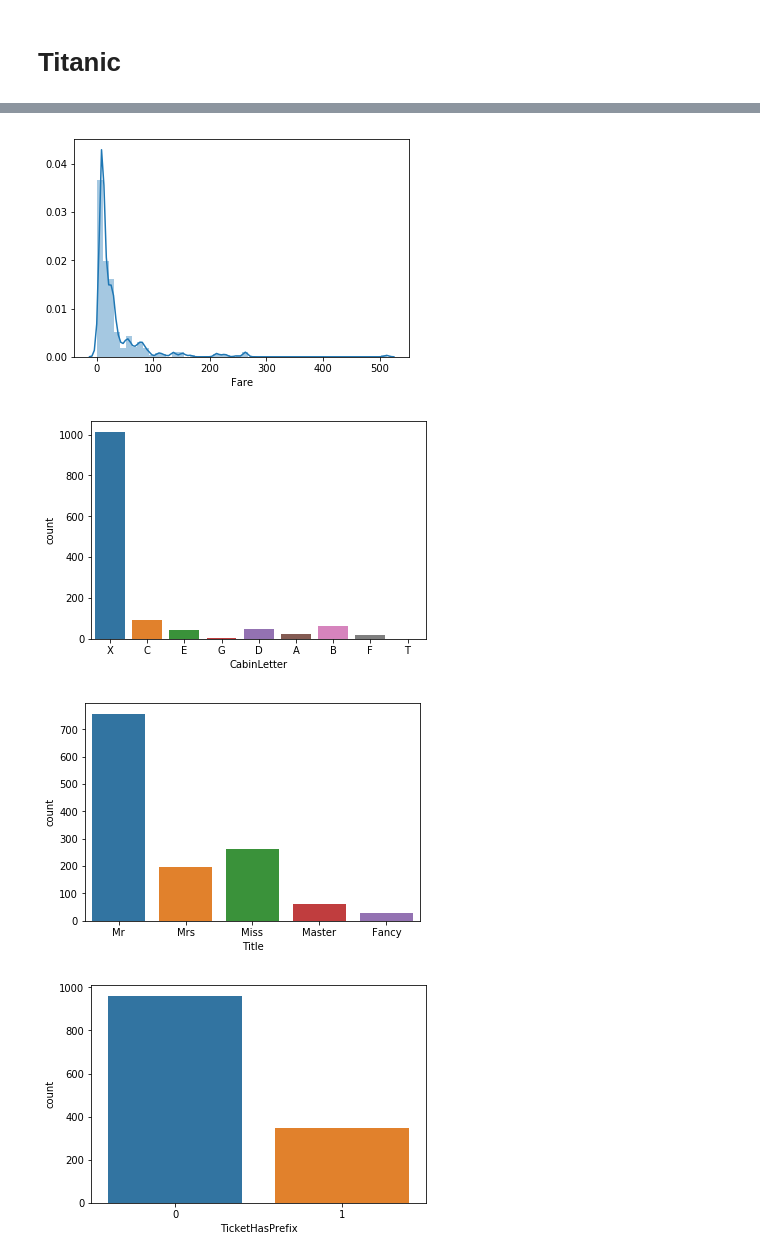
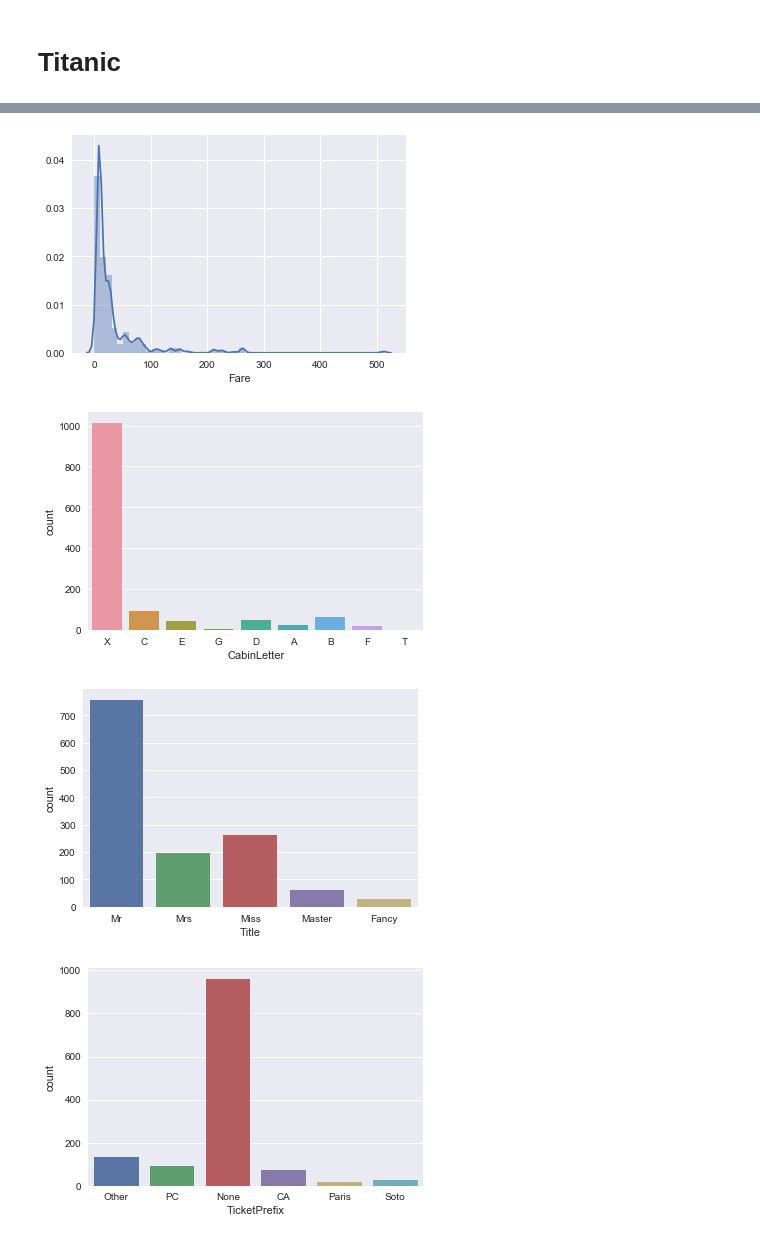
Before and after one commit to sshh12/MLCode, a Jupyter notebook: competitions/titanic/Titanic.ipynb, the cells around one changed output, grey strips where cells are left out. Drawn from its saved outputs; the diff is of its cells as text; code cells hidden in the pictures.

```diff
--- a/competitions/titanic/Titanic.ipynb
+++ b/competitions/titanic/Titanic.ipynb
@@ -14,6 +14,8 @@ import re
 import seaborn as sns
 import matplotlib.pyplot as plt
 %matplotlib inline
+sns.set(style='white', context='notebook')
+sns.set(rc={'figure.figsize':(9, 7)})
 
 # MISC
 import warnings
@@ -62,7 +64,7 @@ df_all['FareBin'] = pd.qcut(df_all['Fare'], 6, labels=[0, 1, 2, 3, 4, 5])
 # Plot
 _ = sns.distplot(df_all['Fare'].astype(float))
 # %% [output]
-[figure, old version]
+[figure, new version]
 # %%
 # Cabin
 
@@ -74,7 +76,7 @@ df_all = pd.concat([df_all, cabin_dummies], axis=1)
 # Plot Cabins
 _ = sns.countplot(df_all['CabinLetter'])
 # %% [output]
-[figure, old version]
+[figure, new version]
 # %%
 # Name
 
@@ -104,29 +106,45 @@ df_all = pd.concat([df_all, title_dummies], axis=1)
 # Plot Title
 _ = sns.countplot(df_all['Title'])
 # %% [output]
-[figure, old version]
+[figure, new version]
 # %%
 # Ticket
 
 # Ticket Prefix
 def extract_prefix(ticket):
 
     re_ticket = re.search('([\w/\.]+) \d+', ticket)
 
     if not re_ticket:
-        return ''
+        return 'None'
     else:
         prefix = re_ticket.group(1)
 
-    return prefix.strip().replace("/", "").replace(".", "")
+    ticket = prefix.strip().replace("/", "").replace(".", "").lower()
+
+    if "paris" in ticket:
+        return "Paris"
+    elif "soto" in ticket:
+        return "Soto"
+    elif "pc" in ticket:
+        return "PC"
+    elif "ca" in ticket:
+        return "CA"
+    elif len(ticket) == 2 and ticket[0] == "A":
+        return "A"
+    else:
+        return "Other"
+
 
 df_all['TicketPrefix'] = df_all['Ticket'].apply(extract_prefix)
-df_all['TicketHasPrefix'] = df_all['TicketPrefix'].apply(lambda x: 0 if x == "" else 1)
+# df_all['TicketHasPrefix'] = df_all['TicketPrefix'].apply(lambda x: 0 if x == "" else 1)
+ticket_dummies = pd.get_dummies(df_all['TicketPrefix'], prefix='TicketType').astype(int)
+df_all = pd.concat([df_all, ticket_dummies], axis=1)
 
 # Plot Ticket
-_ = sns.countplot(df_all['TicketHasPrefix'])
+_ = sns.countplot(df_all['TicketPrefix'])
 # %% [output]
-[figure, old version]
+[figure, new version]
 # %%
 # Embarked
 
```
Also changed, not shown: parts of 13 cells of this notebook.
